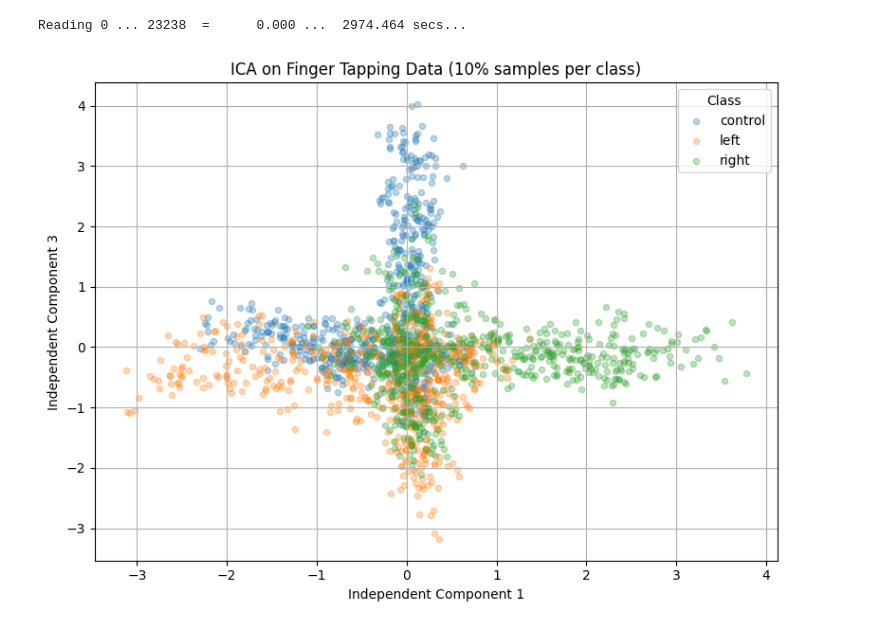
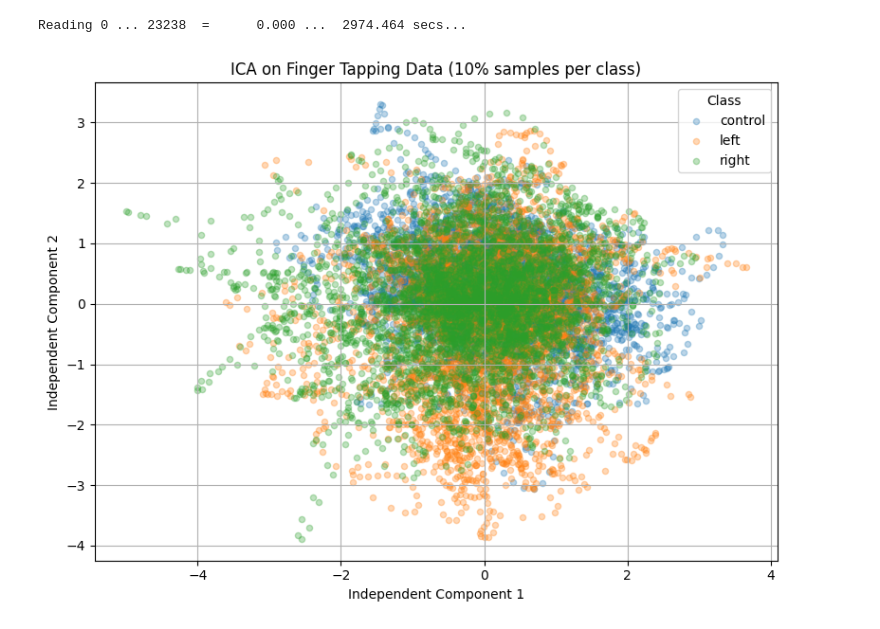
Before and after one commit to DoudouYZ/BCI-fNIRS, a Jupyter notebook: Preprocessing/ICA.ipynb, the cells around one changed output. Drawn from its saved outputs; the diff is of its cells as text; code cells hidden in the pictures.

```diff
--- a/Preprocessing/ICA.ipynb
+++ b/Preprocessing/ICA.ipynb
@@ -43,9 +131,9 @@ right = epochs['Tapping_Right']
 min_bound = np.min([x.get_data().shape[0] for x in [control, left, right]])
 
 # Reshape all activities
-control_reshaped = reshape_epochs(control, min_bound)
-left_reshaped = reshape_epochs(left, min_bound)
-right_reshaped = reshape_epochs(right, min_bound)
+control_reshaped = reshape_activity(control, min_bound)
+left_reshaped = reshape_activity(left, min_bound)
+right_reshaped = reshape_activity(right, min_bound)
 X = np.concatenate([control_reshaped, left_reshaped, right_reshaped], axis=0)
 
 l = control_reshaped.shape[0]
@@ -57,39 +145,39 @@ X_scaled = scaler.fit_transform(X)
 # %% [output]
 Reading 0 ... 23238  =      0.000 ...  2974.464 secs...
 # %%
-ics = FastICA(n_components=5, max_iter=1000, tol=0.0001, random_state=42)
-X_ica = ics.fit_transform(X_scaled)
+ica = FastICA(n_components=5, max_iter=1000, tol=0.0001, random_state=42)
+X_ica = ica.fit_transform(X_scaled)
 # %%
 # Mapping labels to names and colors
 labels_map = {1: "control", 2: "left", 3: "right"}
 colors = {1: "C0", 2: "C1", 3: "C2"}
 
 # Select components to plot
-ic_x, ic_y = 0, 2
+ic_x, ic_y = 0, 1
 
 plt.figure(figsize=(8, 6))
 for label in [1, 2, 3]:
     mask = (y == label)
     indices = np.where(mask)[0]
     # Select 10% of the indices (at least one)
-    num_points = max(1, int(len(indices) * 0.15))
+    num_points = max(1, int(len(indices) * 1))
     selected = np.random.choice(indices, size=num_points, replace=False)
     plt.scatter(X_ica[selected, ic_x],
                 X_ica[selected, ic_y],
                 color=colors[label],
                 alpha=0.3,
                 label=labels_map[label],
                 s=20)  # Adjusted size for better visibility
 
 plt.xlabel(f'Independent Component {ic_x + 1}')
 plt.ylabel(f'Independent Component {ic_y + 1}')
 plt.title('ICA on Finger Tapping Data (10% samples per class)')
 plt.legend(title="Class")
 plt.grid()
 plt.tight_layout()
 plt.show()
 # %% [output]
-[figure, old version]
+[figure, new version]
 # %%
 plt.figure(figsize=(10, 8))
 for i in range(X_ica.shape[1]):
```
Also changed, not shown: parts of 3 cells of this notebook.
